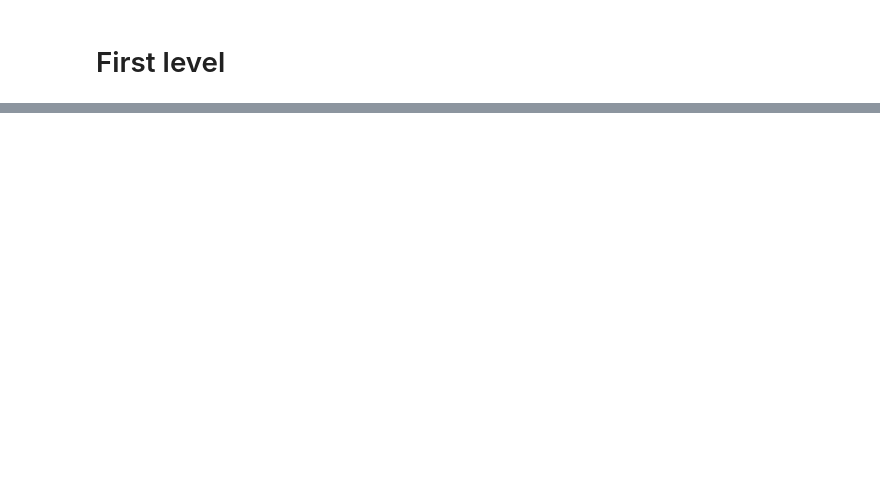
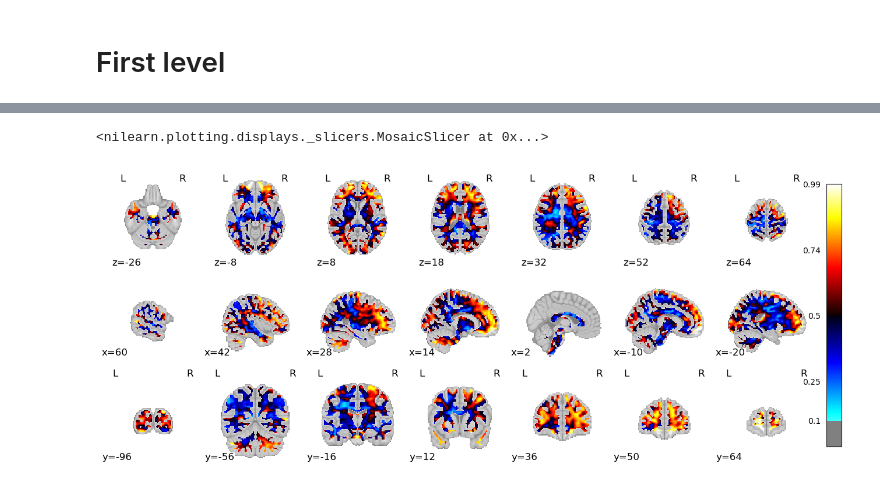
Before and after one commit to hugofluhr/learning-habits-analysis, a Jupyter notebook: notebooks/social-risk_data.ipynb, the cells around one changed output, grey strips where cells are left out. Cells and saved outputs as stored; diff of their text form; code cells hidden in the pictures; blank space fills up the shorter version.

```diff
--- a/notebooks/social-risk_data.ipynb
+++ b/notebooks/social-risk_data.ipynb
@@ -240,0 +256,18 @@ pearsonr(model_spm.r_square[0].get_fdata().ravel(), model.r_square[0].get_fdata(
+# %%
+icbm = datasets.fetch_icbm152_2009()
+gm_prob = load_img(icbm['gm'])
+gm_mask = image.math_img('img > 0.3', img=gm_prob)
+gm_mask = image.resample_to_img(gm_mask, model.r_square[0], interpolation='nearest')
+wm_prob = load_img(icbm['wm'])
+wm_mask = image.math_img('img > 0.3', img=wm_prob)
+wm_mask = image.resample_to_img(wm_mask, model.r_square[0], interpolation='nearest')
+# %%
+r2 = image.index_img(model.r_square[0], 0)
+# %%
+r2_gm = image.math_img('img1 * img2', img1=r2, img2=gm_mask)
+r2_wm = image.math_img('img1 * img2', img1=r2, img2=wm_mask)
+# %%
+plot_stat_map(r2_wm, display_mode='mosaic', threshold=0.1, colorbar=True)
+# %% [output]
+<nilearn.plotting.displays._slicers.MosaicSlicer at 0x...>
+[figure, added]
```
Also changed, not shown: parts of 12 cells of this notebook, 1 other file.
